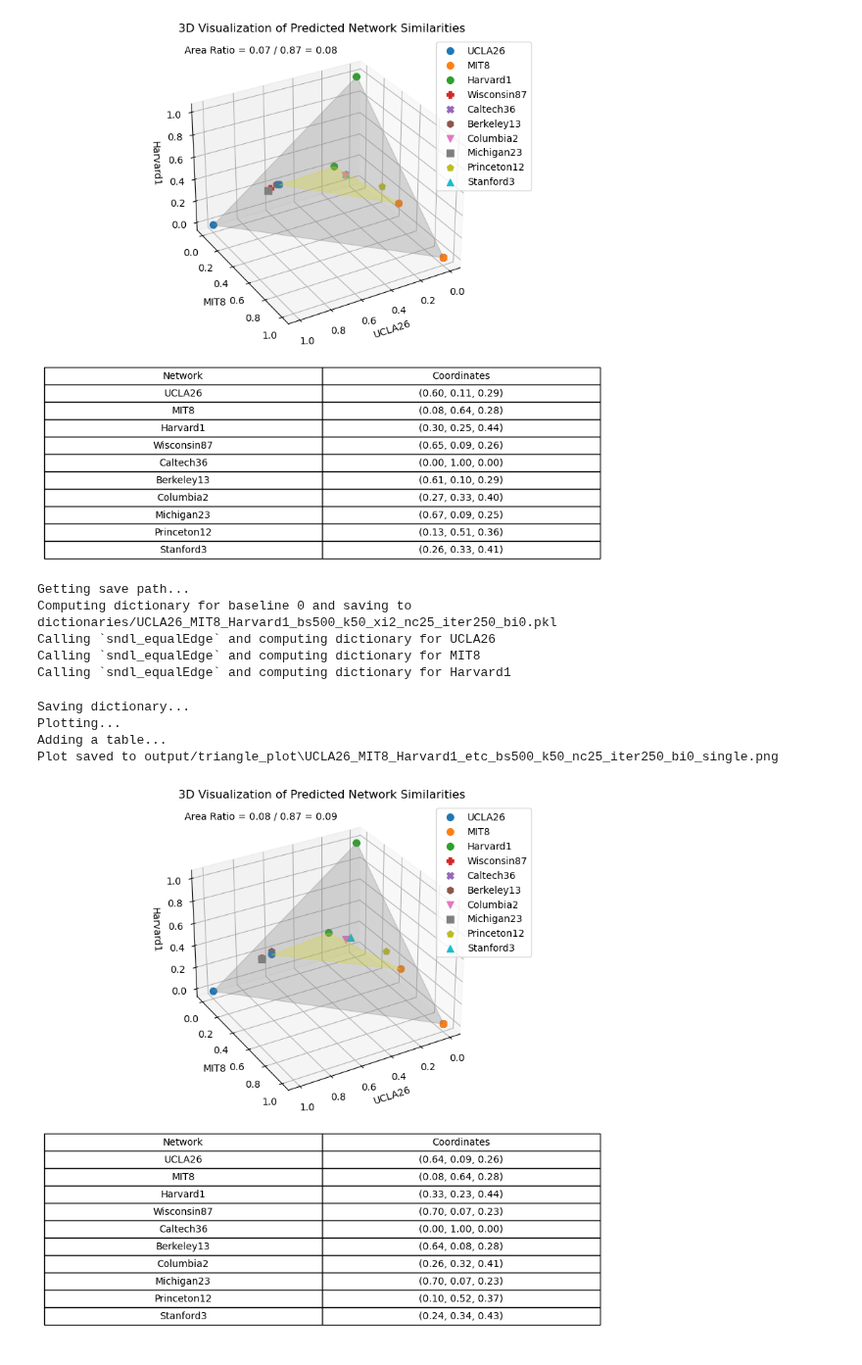
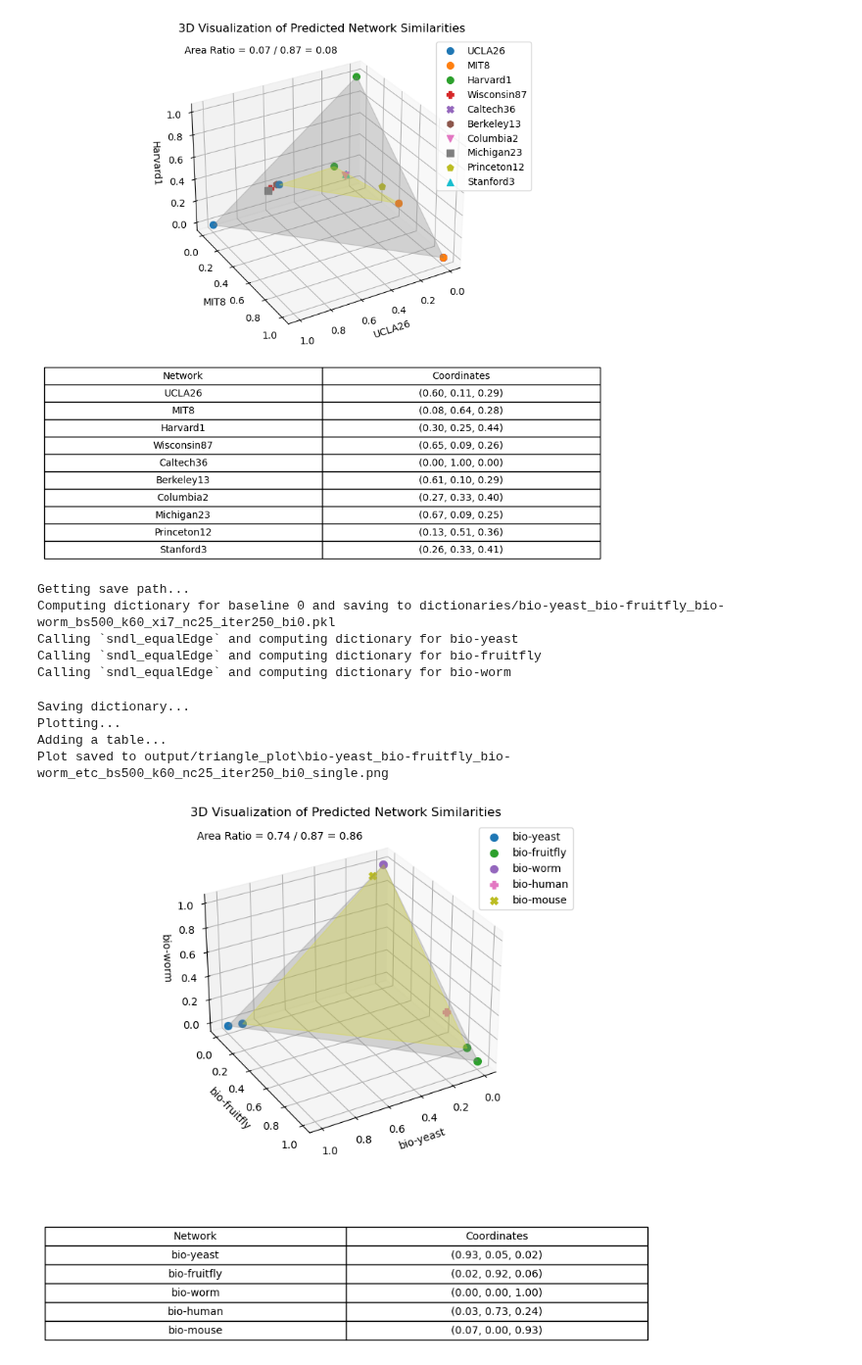
Before and after one commit to Yee-Millennium/REU2024_code, a Jupyter notebook: Multiclass_Dictionary_Plot.ipynb, the cells around one changed output. Shown at 98% size. Cells and saved outputs as stored; diff of their text form; code cells hidden in the pictures.

```diff
--- a/Multiclass_Dictionary_Plot.ipynb
+++ b/Multiclass_Dictionary_Plot.ipynb
@@ -266,19 +266,18 @@ Adding a table...
 Plot saved to output/triangle_plot\UCLA26_MIT8_Harvard1_etc_bs500_k50_nc25_iter250_bi0_single.png
 [figure]
 # %%
-# Example usage
-ntwk_list = ['UCLA26', 'MIT8', 'Harvard1', 'Wisconsin87', 'Caltech36', 'Berkeley13', 'Columbia2', 'Michigan23', 'Princeton12', 'Stanford3']
-plot_3d_prediction(ntwk_list, base_sample_size=500, k=50, n_components=25, iterations=250,
-                   xi=2, baseline_i=0, skip_folded_hom=True,
+ntwk_list = ['bio-yeast', 'bio-fruitfly', 'bio-worm', 'bio-human', 'bio-mouse']
+plot_3d_prediction(ntwk_list, base_sample_size=500, k=60, n_components=25, iterations=250,
+                   xi=7, baseline_i=0, skip_folded_hom=False,
                    average=False, times=1)
 # %% [output]
 Getting save path...
-Computing dictionary for baseline 0 and saving to dictionaries/UCLA26_MIT8_Harvard1_bs500_k50_xi2_nc25_iter250_bi0.pkl
-Calling `sndl_equalEdge` and computing dictionary for UCLA26
-Calling `sndl_equalEdge` and computing dictionary for MIT8
-Calling `sndl_equalEdge` and computing dictionary for Harvard1
+Computing dictionary for baseline 0 and saving to dictionaries/bio-yeast_bio-fruitfly_bio-worm_bs500_k60_xi7_nc25_iter250_bi0.pkl
+Calling `sndl_equalEdge` and computing dictionary for bio-yeast
+Calling `sndl_equalEdge` and computing dictionary for bio-fruitfly
+Calling `sndl_equalEdge` and computing dictionary for bio-worm
 Saving dictionary...
 Plotting...
 Adding a table...
-Plot saved to output/triangle_plot\UCLA26_MIT8_Harvard1_etc_bs500_k50_nc25_iter250_bi0_single.png
+Plot saved to output/triangle_plot\bio-yeast_bio-fruitfly_bio-worm_etc_bs500_k60_nc25_iter250_bi0_single.png
-[figure, old version]
+[figure, new version]
```
Also changed, not shown: parts of 1 cell of this notebook, 12 other files.
